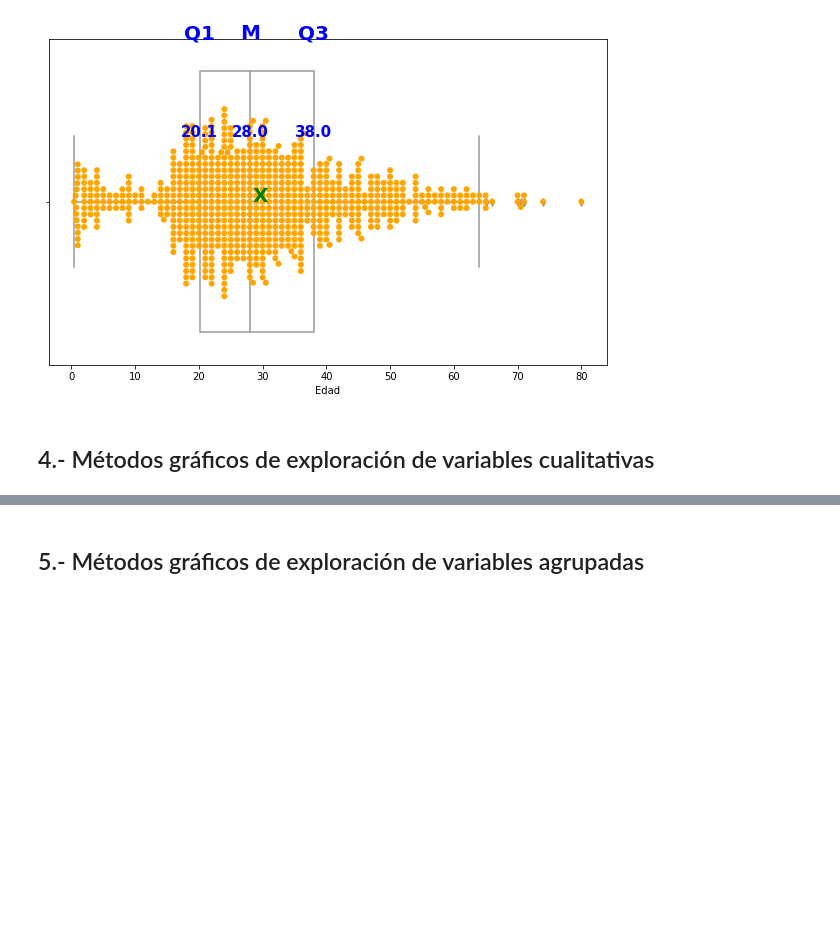
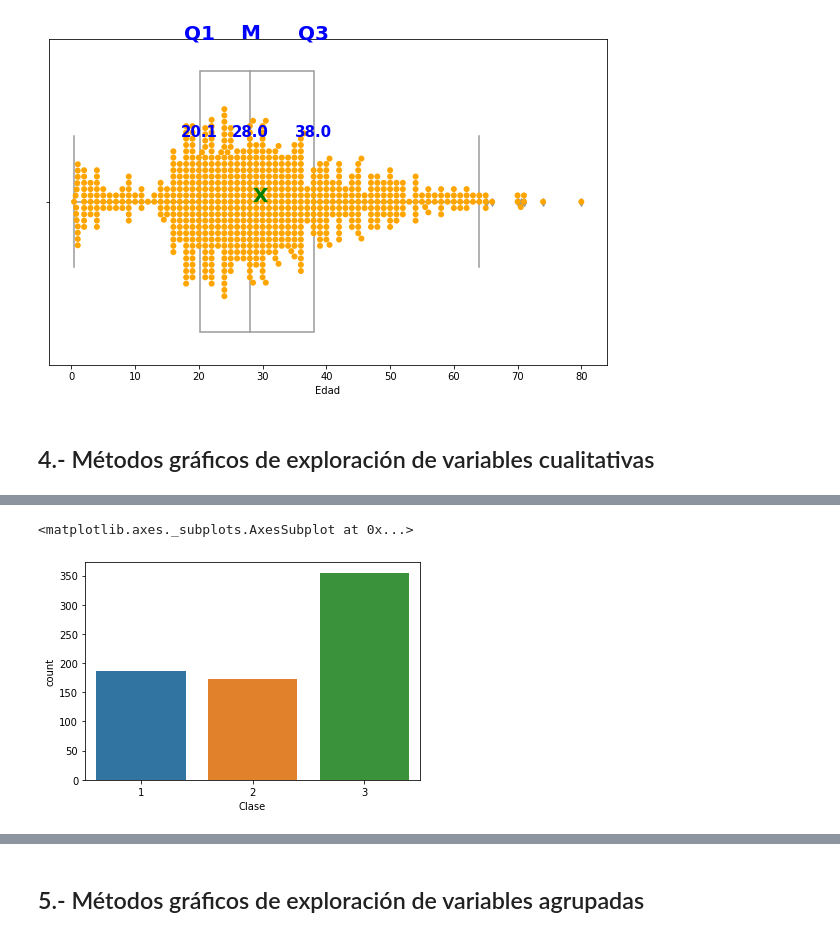
Before and after one commit to armandovl/funciones_descriptiva, a Jupyter notebook: Clase_Estadistica_Descriptiva.ipynb, the cells around one changed output, grey strips where cells are left out. Drawn from its saved outputs; the diff is of its cells as text; code cells hidden in the pictures; blank space fills up the shorter version.

```diff
--- a/Clase_Estadistica_Descriptiva.ipynb
+++ b/Clase_Estadistica_Descriptiva.ipynb
@@ -489,0 +504,5 @@ Por favor ver el capítulo de tablas de frecuencia
+# %%
+sns.countplot(x="Clase",data=datos)  # probar con otra variables
+# %% [output]
+<matplotlib.axes._subplots.AxesSubplot at 0x...>
+[figure, added]
```
Also changed, not shown: parts of 74 cells of this notebook.
